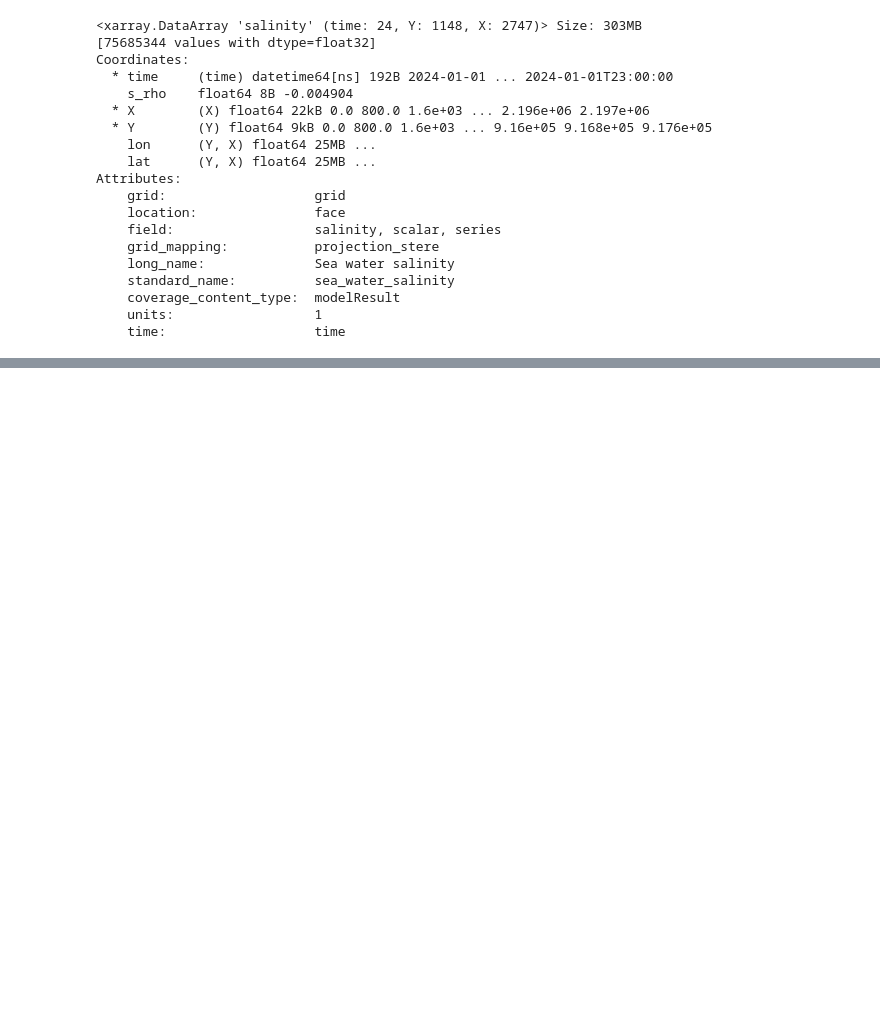
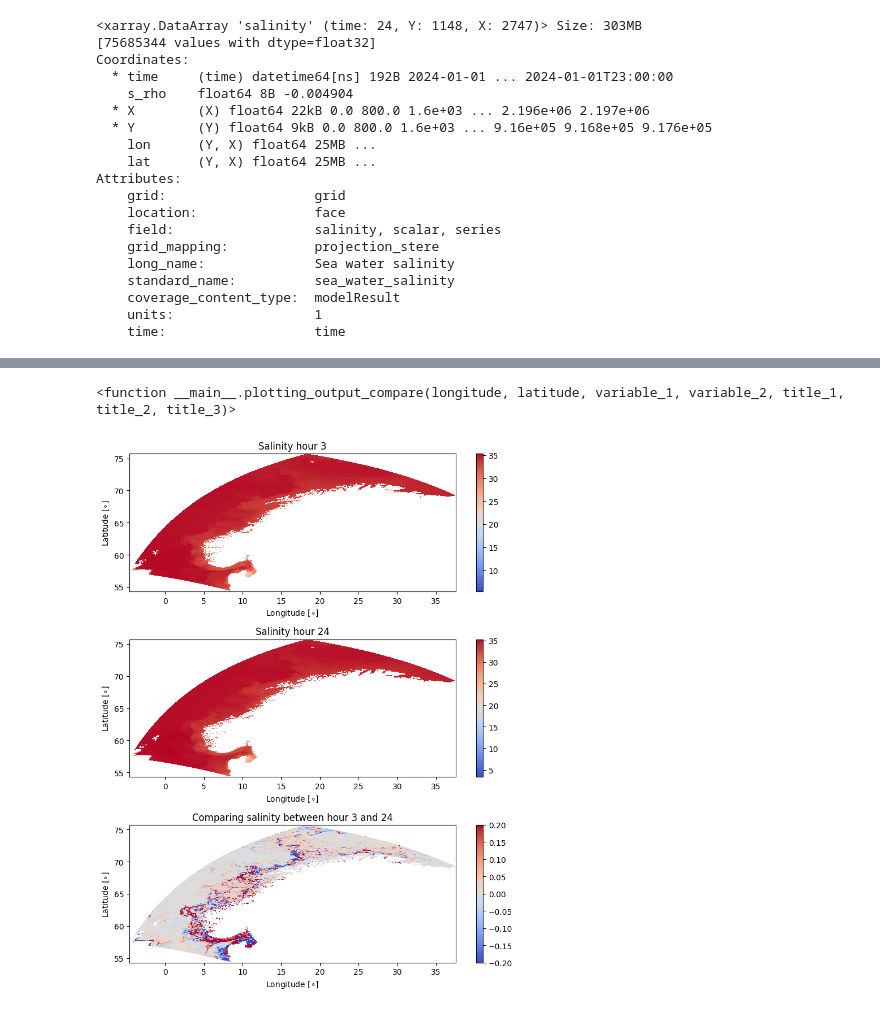
Before and after one commit to metno/ocean-ai, a Jupyter notebook: plot/malene_plots.ipynb, the cells around one changed output, grey strips where cells are left out. Cells and saved outputs as stored; diff of their text form; code cells hidden in the pictures; blank space fills up the shorter version.

```diff
--- a/plot/malene_plots.ipynb
+++ b/plot/malene_plots.ipynb
@@ -117,0 +182,5 @@ TypeError: 'DataArray' object is not callable
+# %%
+plotting_output_compare(lon, lat, salinity[2,:,:], salinity[23,:,:], title_1="Salinity hour 3", title_2="Salinity hour 24", title_3="Comparing salinity between hour 3 and 24")
+# %% [output]
+<function __main__.plotting_output_compare(longitude, latitude, variable_1, variable_2, title_1, title_2, title_3)>
+[figure, added]
```
Also changed, not shown: parts of 9 cells of this notebook.
